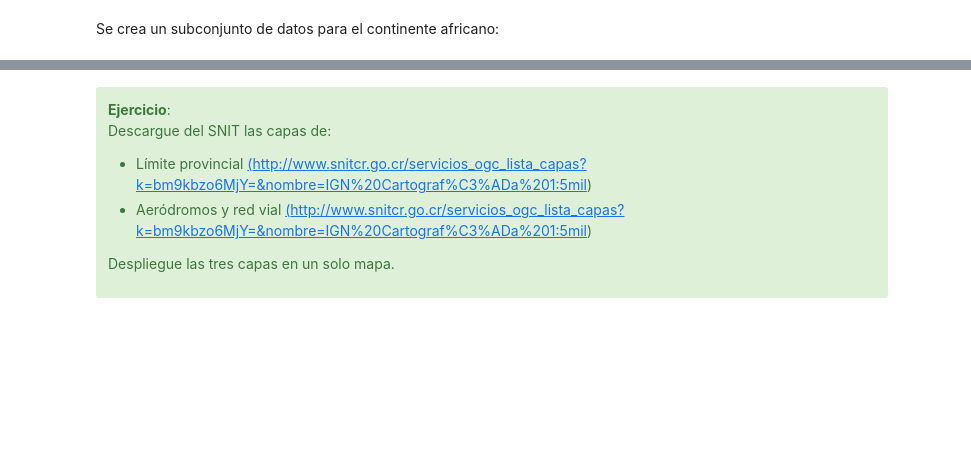
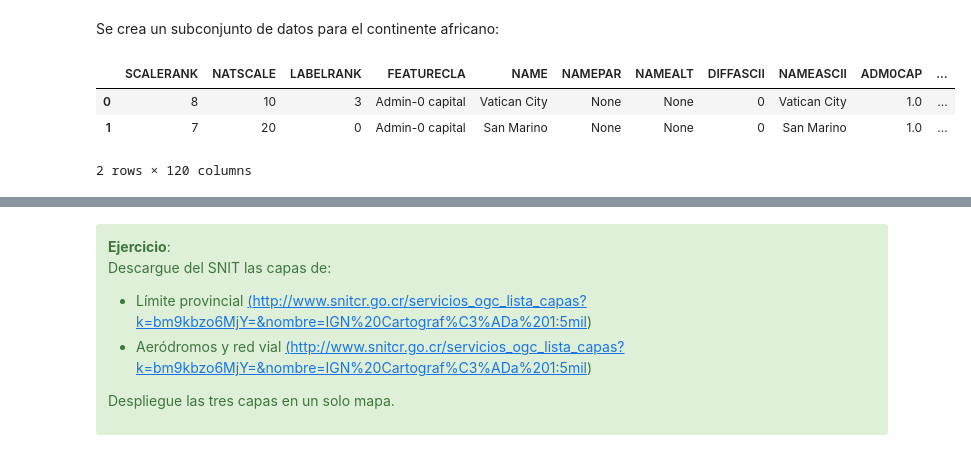
Before and after one commit to ggaltar/leccion-12-geopandas, a Jupyter notebook: geopandas.ipynb, the cells around one changed output, grey strips where cells are left out. Cells and saved outputs as stored; diff of their text form; code cells hidden in the pictures; blank space fills up the shorter version.

```diff
--- a/geopandas.ipynb
+++ b/geopandas.ipynb
@@ -215,3 +210,10 @@ ciudades = geopandas.read_file("zip://./datos/ne_110m_populated_places.zip")
 rios = geopandas.read_file("zip://./datos/ne_50m_rivers_lake_centerlines.zip")
 # %% [markdown]
 Se crea un subconjunto de datos para el continente africano:
+# %%
+ciudades.head(2)
+# %% [output]
+|  | SCALERANK | NATSCALE | LABELRANK | FEATURECLA | NAME | NAMEPAR | NAMEALT | DIFFASCII | NAMEASCII | ADM0CAP | ... |
+| 0 | 8 | 10 | 3 | Admin-0 capital | Vatican City | None | None | 0 | Vatican City | 1.0 | ... |
+| 1 | 7 | 20 | 0 | Admin-0 capital | San Marino | None | None | 0 | San Marino | 1.0 | ... |
+2 rows × 120 columns
```
Also changed, not shown: parts of 10 cells of this notebook, 5 other files.
